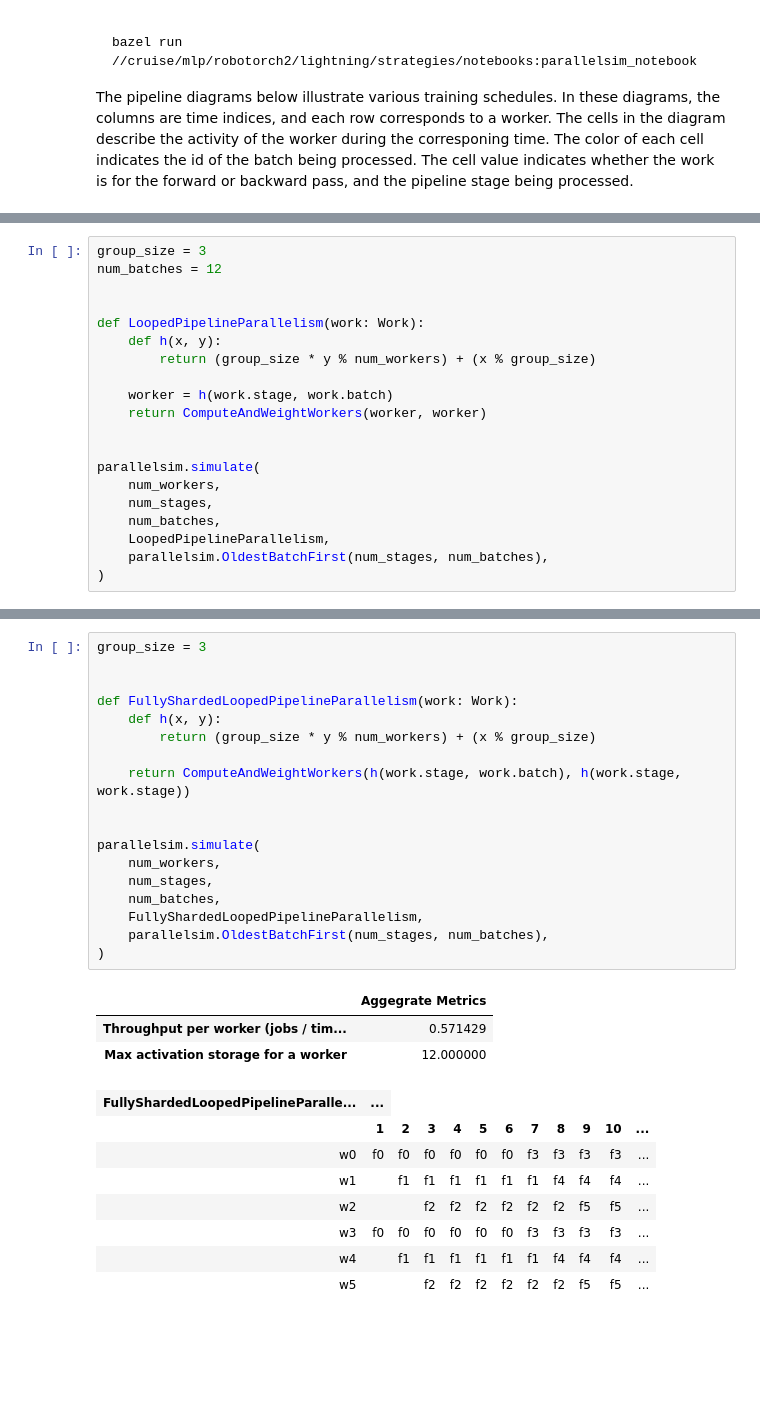
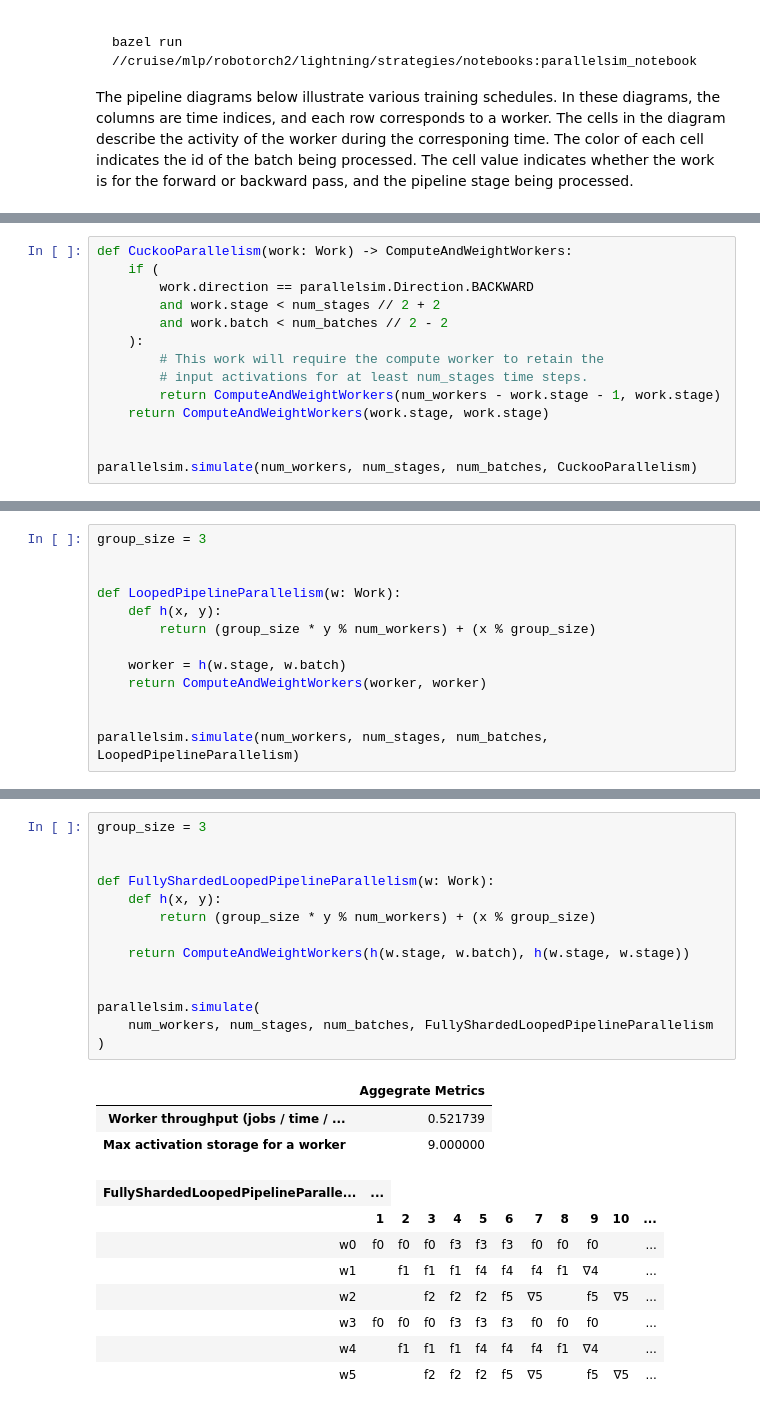
Before and after one commit to a-rahimi/parallel-training, a Jupyter notebook: parallelsim_notebook.ipynb, the cells around one changed output, grey strips where cells are left out. Drawn from its saved outputs; the diff is of its cells as text; blank space fills up the shorter version.

Commit message:
cuckoo parallelism

```diff
--- a/parallelsim_notebook.ipynb
+++ b/parallelsim_notebook.ipynb
@@ -155,0 +171,14 @@ parallelsim.simulate(
+# %%
+def CuckooParallelism(work: Work) -> ComputeAndWeightWorkers:
+    if (
+        work.direction == parallelsim.Direction.BACKWARD
+        and work.stage < num_stages // 2 + 2
+        and work.batch < num_batches // 2 - 2
+    ):
+        # This work will require the compute worker to retain the
+        # input activations for at least num_stages time steps.
+        return ComputeAndWeightWorkers(num_workers - work.stage - 1, work.stage)
+    return ComputeAndWeightWorkers(work.stage, work.stage)
+
+
+parallelsim.simulate(num_workers, num_stages, num_batches, CuckooParallelism)
@@ -156,22 +212,15 @@ parallelsim.simulate(
 # %%
 group_size = 3
-num_batches = 12
 
 
-def LoopedPipelineParallelism(work: Work):
+def LoopedPipelineParallelism(w: Work):
     def h(x, y):
         return (group_size * y % num_workers) + (x % group_size)
 
-    worker = h(work.stage, work.batch)
+    worker = h(w.stage, w.batch)
     return ComputeAndWeightWorkers(worker, worker)
 
 
-parallelsim.simulate(
-    num_workers,
-    num_stages,
-    num_batches,
-    LoopedPipelineParallelism,
-    parallelsim.OldestBatchFirst(num_stages, num_batches),
-)
+parallelsim.simulate(num_workers, num_stages, num_batches, LoopedPipelineParallelism)
 # %% [output]
 |  | Aggegrate Metrics |
@@ -196,32 +245,28 @@ parallelsim.simulate(
 # %%
 group_size = 3
 
 
-def FullyShardedLoopedPipelineParallelism(work: Work):
+def FullyShardedLoopedPipelineParallelism(w: Work):
     def h(x, y):
         return (group_size * y % num_workers) + (x % group_size)
 
-    return ComputeAndWeightWorkers(h(work.stage, work.batch), h(work.stage, work.stage))
+    return ComputeAndWeightWorkers(h(w.stage, w.batch), h(w.stage, w.stage))
 
 
 parallelsim.simulate(
-    num_workers,
-    num_stages,
-    num_batches,
-    FullyShardedLoopedPipelineParallelism,
-    parallelsim.OldestBatchFirst(num_stages, num_batches),
+    num_workers, num_stages, num_batches, FullyShardedLoopedPipelineParallelism
 )
 # %% [output]
 |  | Aggegrate Metrics |
-| Throughput per worker (jobs / tim... | 0.571429 |
-| Max activation storage for a worker | 12.000000 |
+| Worker throughput (jobs / time / ... | 0.521739 |
+| Max activation storage for a worker | 9.000000 |
 | FullyShardedLoopedPipelineParalle... | ... |
 |  | 1 | 2 | 3 | 4 | 5 | 6 | 7 | 8 | 9 | 10 | ... |
-| w0 | f0 | f0 | f0 | f0 | f0 | f0 | f3 | f3 | f3 | f3 | ... |
-| w1 |  | f1 | f1 | f1 | f1 | f1 | f1 | f4 | f4 | f4 | ... |
-| w2 |  |  | f2 | f2 | f2 | f2 | f2 | f2 | f5 | f5 | ... |
-| w3 | f0 | f0 | f0 | f0 | f0 | f0 | f3 | f3 | f3 | f3 | ... |
-| w4 |  | f1 | f1 | f1 | f1 | f1 | f1 | f4 | f4 | f4 | ... |
-| w5 |  |  | f2 | f2 | f2 | f2 | f2 | f2 | f5 | f5 | ... |
+| w0 | f0 | f0 | f0 | f3 | f3 | f3 | f0 | f0 | f0 |  | ... |
+| w1 |  | f1 | f1 | f1 | f4 | f4 | f4 | f1 | ∇4 |  | ... |
+| w2 |  |  | f2 | f2 | f2 | f5 | ∇5 |  | f5 | ∇5 | ... |
+| w3 | f0 | f0 | f0 | f3 | f3 | f3 | f0 | f0 | f0 |  | ... |
+| w4 |  | f1 | f1 | f1 | f4 | f4 | f4 | f1 | ∇4 |  | ... |
+| w5 |  |  | f2 | f2 | f2 | f5 | ∇5 |  | f5 | ∇5 | ... |
 |  | Weight transmissions | Weight storage | Activation transmissions | Max activation storage |
 | Worker |  |  |  |  |
```
Also changed, not shown: parts of 12 cells of this notebook, 1 other file.
